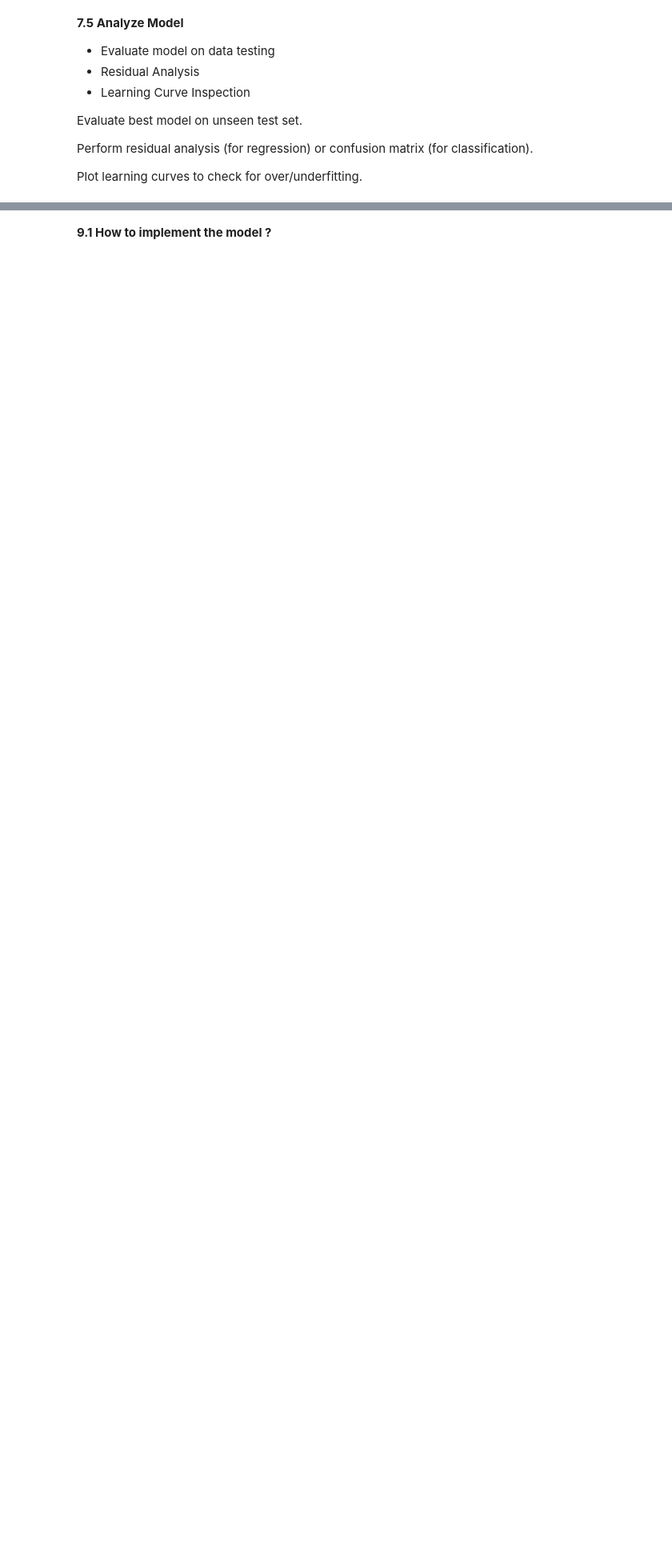
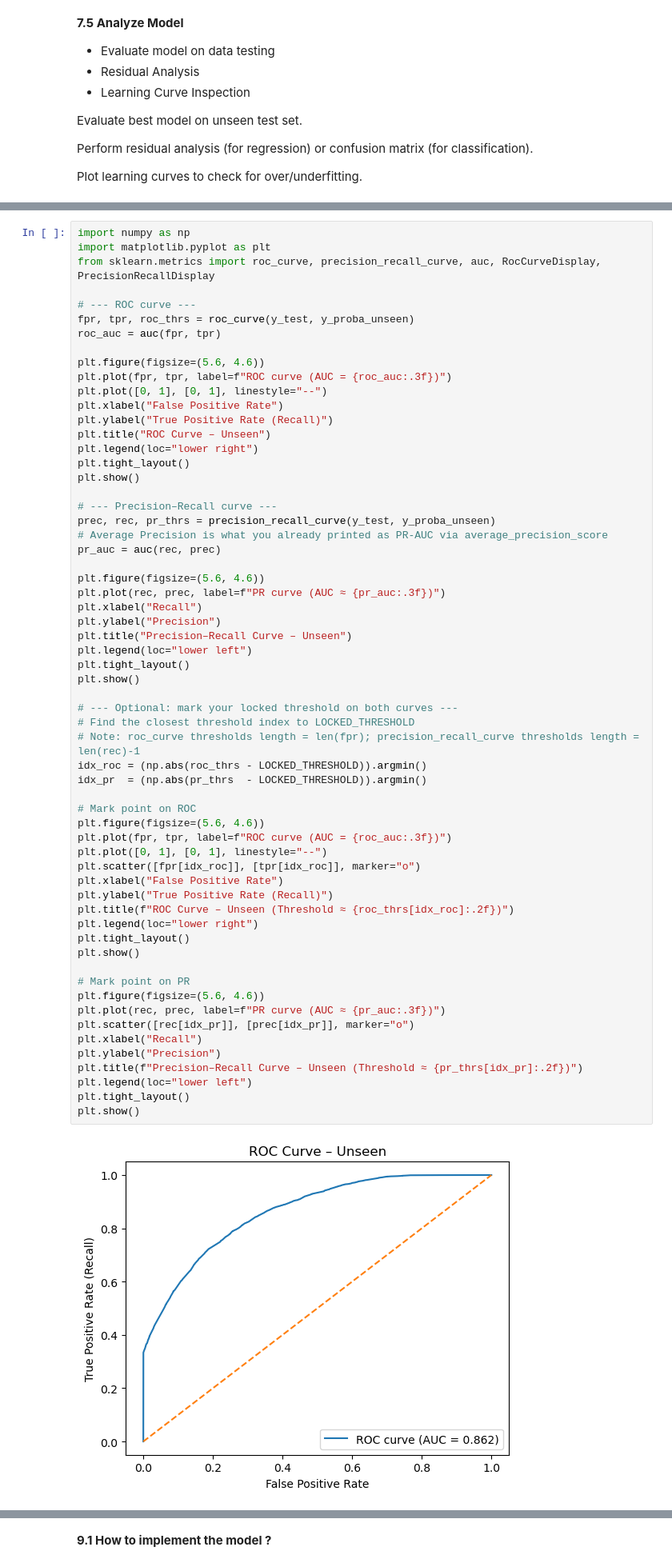
Before and after one commit to AliefRND/MachineLearningProject, a Jupyter notebook: notebooks/Notebook.ipynb, the cells around one changed output, grey strips where cells are left out. Shown at 80% size. Cells and saved outputs as stored; diff of their text form; blank space fills up the shorter version.

```diff
--- a/notebooks/Notebook.ipynb
+++ b/notebooks/Notebook.ipynb
@@ -1114,0 +1626,63 @@ Plot learning curves to check for over/underfitting.
+# %%
+import numpy as np
+import matplotlib.pyplot as plt
+from sklearn.metrics import roc_curve, precision_recall_curve, auc, RocCurveDisplay, PrecisionRecallDisplay
+
+# --- ROC curve ---
+fpr, tpr, roc_thrs = roc_curve(y_test, y_proba_unseen)
+roc_auc = auc(fpr, tpr)
+
+plt.figure(figsize=(5.6, 4.6))
+plt.plot(fpr, tpr, label=f"ROC curve (AUC = {roc_auc:.3f})")
+plt.plot([0, 1], [0, 1], linestyle="--")
+plt.xlabel("False Positive Rate")
+plt.ylabel("True Positive Rate (Recall)")
+plt.title("ROC Curve – Unseen")
+plt.legend(loc="lower right")
+plt.tight_layout()
+plt.show()
+
+# --- Precision–Recall curve ---
+prec, rec, pr_thrs = precision_recall_curve(y_test, y_proba_unseen)
+# Average Precision is what you already printed as PR-AUC via average_precision_score
+pr_auc = auc(rec, prec)
+
+plt.figure(figsize=(5.6, 4.6))
+plt.plot(rec, prec, label=f"PR curve (AUC ≈ {pr_auc:.3f})")
+plt.xlabel("Recall")
+plt.ylabel("Precision")
+plt.title("Precision–Recall Curve – Unseen")
+plt.legend(loc="lower left")
+plt.tight_layout()
+plt.show()
+
+# --- Optional: mark your locked threshold on both curves ---
+# Find the closest threshold index to LOCKED_THRESHOLD
+# Note: roc_curve thresholds length = len(fpr); precision_recall_curve thresholds length = len(rec)-1
+idx_roc = (np.abs(roc_thrs - LOCKED_THRESHOLD)).argmin()
+idx_pr  = (np.abs(pr_thrs  - LOCKED_THRESHOLD)).argmin()
+
+# Mark point on ROC
+plt.figure(figsize=(5.6, 4.6))
+plt.plot(fpr, tpr, label=f"ROC curve (AUC = {roc_auc:.3f})")
+plt.plot([0, 1], [0, 1], linestyle="--")
+plt.scatter([fpr[idx_roc]], [tpr[idx_roc]], marker="o")
+plt.xlabel("False Positive Rate")
+plt.ylabel("True Positive Rate (Recall)")
+plt.title(f"ROC Curve – Unseen (Threshold ≈ {roc_thrs[idx_roc]:.2f})")
+plt.legend(loc="lower right")
+plt.tight_layout()
+plt.show()
+
+# Mark point on PR
+plt.figure(figsize=(5.6, 4.6))
+plt.plot(rec, prec, label=f"PR curve (AUC ≈ {pr_auc:.3f})")
+plt.scatter([rec[idx_pr]], [prec[idx_pr]], marker="o")
+plt.xlabel("Recall")
+plt.ylabel("Precision")
+plt.title(f"Precision–Recall Curve – Unseen (Threshold ≈ {pr_thrs[idx_pr]:.2f})")
+plt.legend(loc="lower left")
+plt.tight_layout()
+plt.show()
+# %% [output]
+[figure, added]
```
Also changed, not shown: parts of 52 cells of this notebook.
